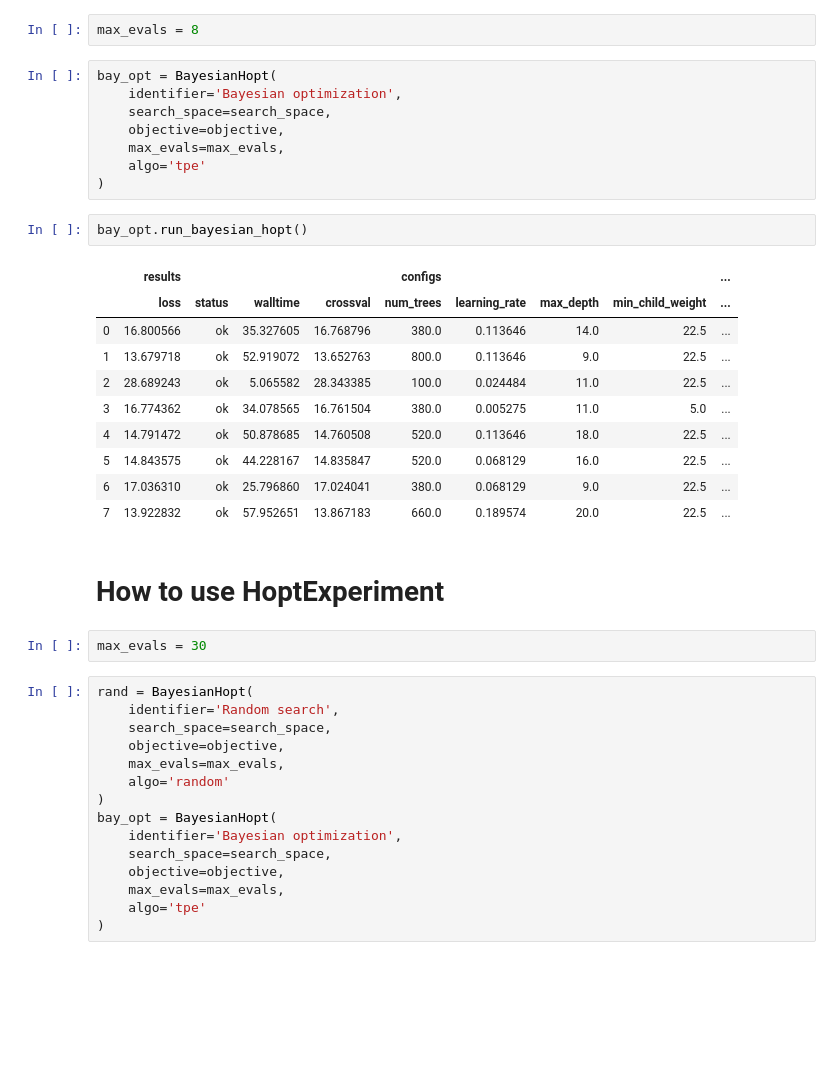
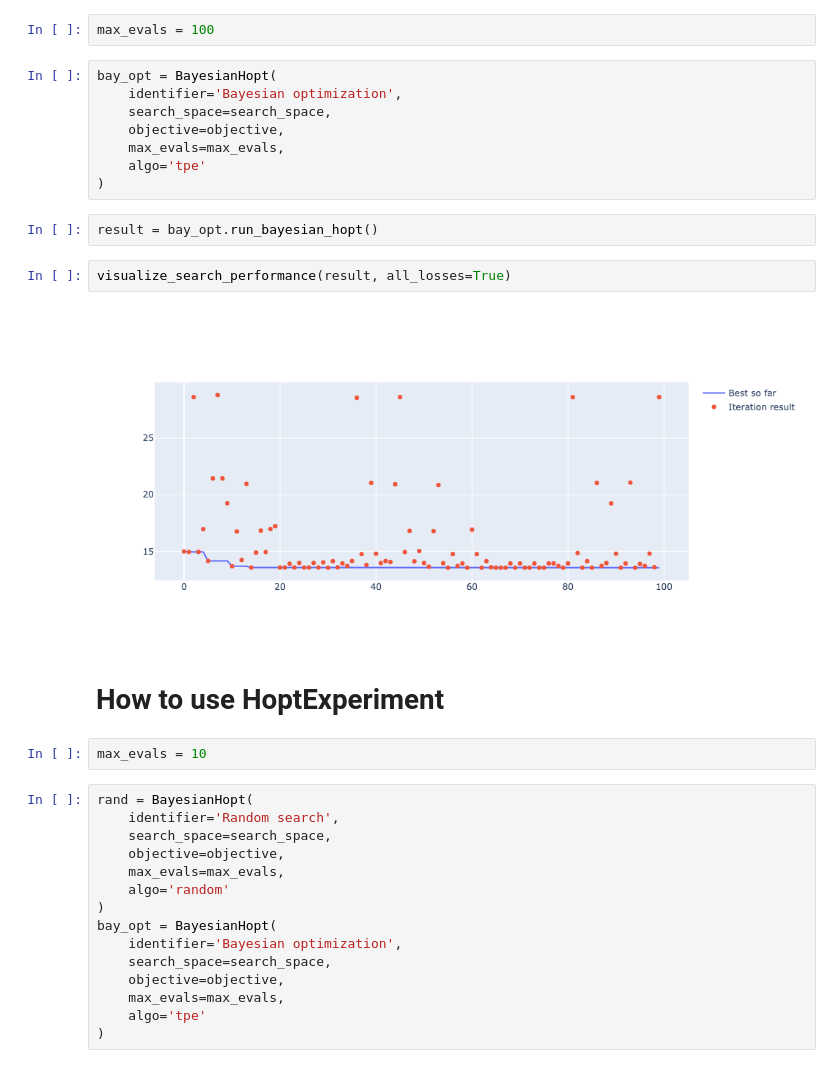
Before and after one commit to mateBakos/autoxgb, a Jupyter notebook: notebooks/exploratory/V1_use_naive_bayesian.ipynb, the cells around one changed output. Cells and saved outputs as stored; diff of their text form; blank space fills up the shorter version.

```diff
--- a/notebooks/exploratory/V1_use_naive_bayesian.ipynb
+++ b/notebooks/exploratory/V1_use_naive_bayesian.ipynb
@@ -12,7 +16,7 @@ from src.visualization.visualize import visualize_search_performance, compare_se
 objective = thesis_lookup_objective('WEST_diff_17520')
 search_space = thesis_search_space()
 # %%
-max_evals = 8
+max_evals = 100
 # %%
 bay_opt = BayesianHopt(
     identifier='Bayesian optimization',
@@ -21,23 +25,16 @@ bay_opt = BayesianHopt(
     max_evals=max_evals,
     algo='tpe'
 )
-# %%
-bay_opt.run_bayesian_hopt()
-# %% [output]
-|  | results |  |  |  | configs |  |  |  | ... |
-|  | loss | status | walltime | crossval | num_trees | learning_rate | max_depth | min_child_weight | ... |
-| 0 | 16.800566 | ok | 35.327605 | 16.768796 | 380.0 | 0.113646 | 14.0 | 22.5 | ... |
-| 1 | 13.679718 | ok | 52.919072 | 13.652763 | 800.0 | 0.113646 | 9.0 | 22.5 | ... |
-| 2 | 28.689243 | ok | 5.065582 | 28.343385 | 100.0 | 0.024484 | 11.0 | 22.5 | ... |
-| 3 | 16.774362 | ok | 34.078565 | 16.761504 | 380.0 | 0.005275 | 11.0 | 5.0 | ... |
-| 4 | 14.791472 | ok | 50.878685 | 14.760508 | 520.0 | 0.113646 | 18.0 | 22.5 | ... |
-| 5 | 14.843575 | ok | 44.228167 | 14.835847 | 520.0 | 0.068129 | 16.0 | 22.5 | ... |
-| 6 | 17.036310 | ok | 25.796860 | 17.024041 | 380.0 | 0.068129 | 9.0 | 22.5 | ... |
-| 7 | 13.922832 | ok | 57.952651 | 13.867183 | 660.0 | 0.189574 | 20.0 | 22.5 | ... |
+# %%
+result = bay_opt.run_bayesian_hopt()
+# %%
+visualize_search_performance(result, all_losses=True)
+# %% [output]
+[figure, added]
 # %% [markdown]
 # How to use HoptExperiment
 # %%
-max_evals = 30
+max_evals = 10
 # %%
 rand = BayesianHopt(
     identifier='Random search',
```
Also changed, not shown: parts of 6 cells of this notebook, 1 other file.
